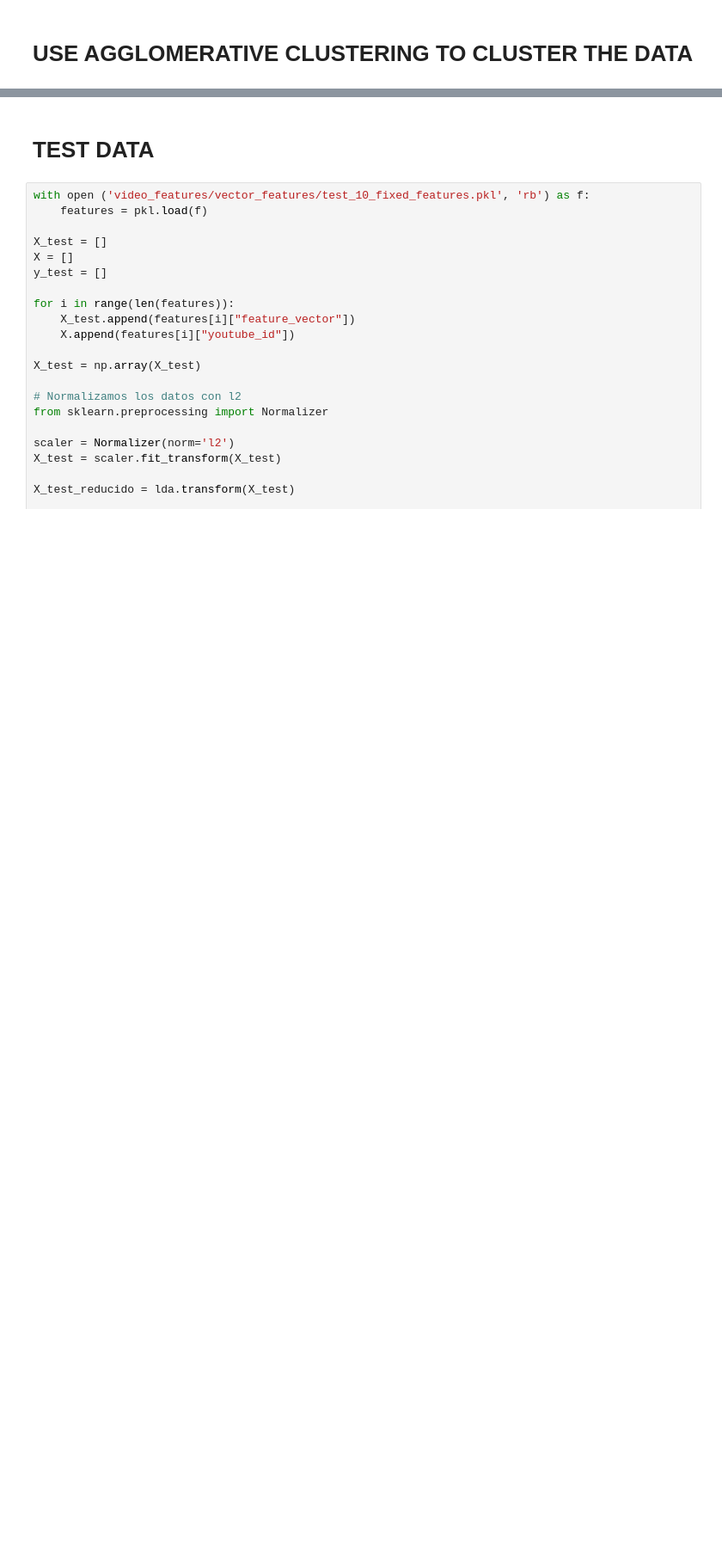
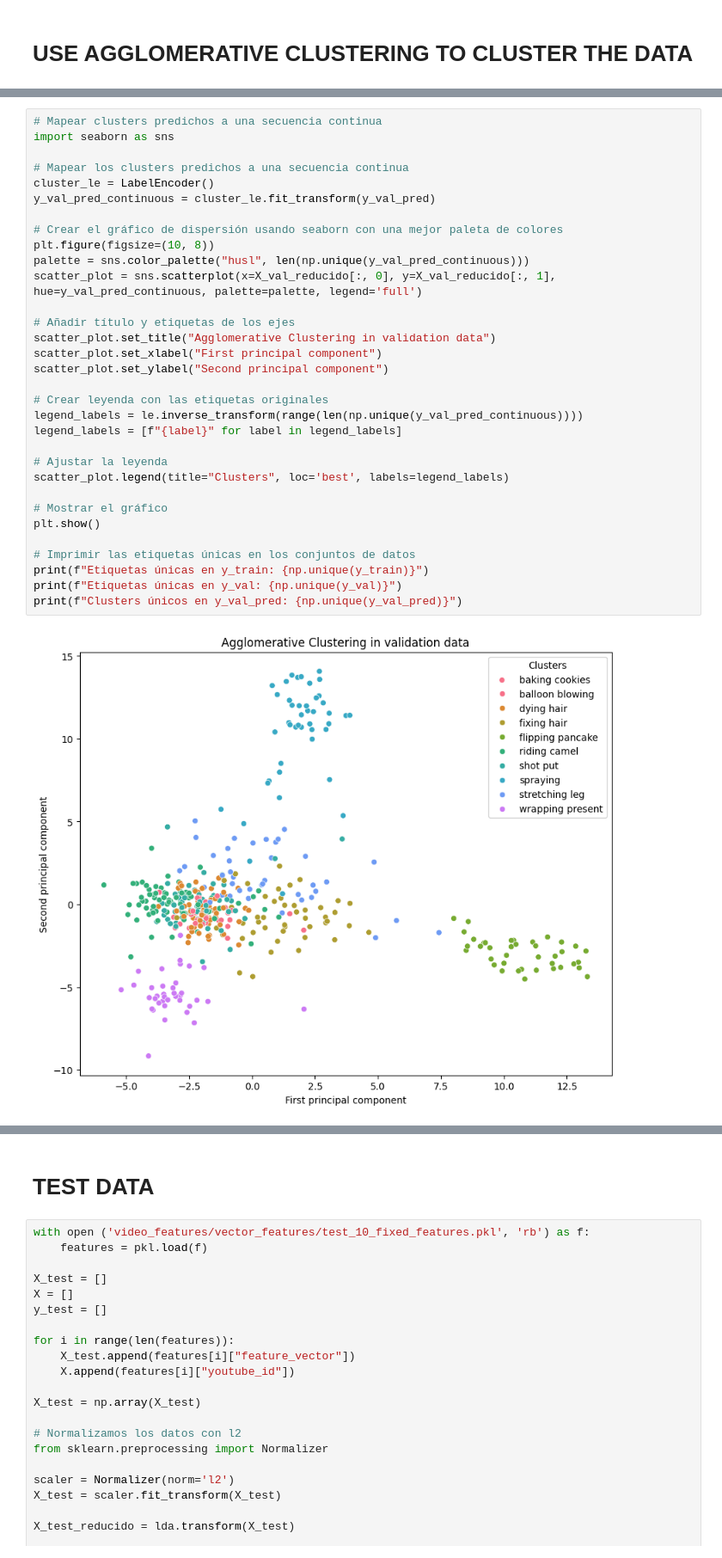
Before and after one commit to Fabrizzio20k/5TH-SEMESTER-CODE, a Jupyter notebook: MACHINE LEARNING/PROYECTO_3/project.ipynb, the cells around one changed output, grey strips where cells are left out. Shown at 86% size. Saved outputs shown, nothing was run; the diff lists cells and outputs as text; blank space fills up the shorter version.

```diff
--- a/MACHINE LEARNING/PROYECTO_3/project.ipynb
+++ b/MACHINE LEARNING/PROYECTO_3/project.ipynb
@@ -376,0 +406,34 @@ ImportError: cannot import name 'AgglomerativeClustering' from 'Agglomerative_cl
+# %%
+# Mapear clusters predichos a una secuencia continua
+import seaborn as sns
+
+# Mapear los clusters predichos a una secuencia continua
+cluster_le = LabelEncoder()
+y_val_pred_continuous = cluster_le.fit_transform(y_val_pred)
+
+# Crear el gráfico de dispersión usando seaborn con una mejor paleta de colores
+plt.figure(figsize=(10, 8))
+palette = sns.color_palette("husl", len(np.unique(y_val_pred_continuous)))
+scatter_plot = sns.scatterplot(x=X_val_reducido[:, 0], y=X_val_reducido[:, 1], hue=y_val_pred_continuous, palette=palette, legend='full')
+
+# Añadir título y etiquetas de los ejes
+scatter_plot.set_title("Agglomerative Clustering in validation data")
+scatter_plot.set_xlabel("First principal component")
+scatter_plot.set_ylabel("Second principal component")
+
+# Crear leyenda con las etiquetas originales
+legend_labels = le.inverse_transform(range(len(np.unique(y_val_pred_continuous))))
+legend_labels = [f"{label}" for label in legend_labels]
+
+# Ajustar la leyenda
+scatter_plot.legend(title="Clusters", loc='best', labels=legend_labels)
+
+# Mostrar el gráfico
+plt.show()
+
+# Imprimir las etiquetas únicas en los conjuntos de datos
+print(f"Etiquetas únicas en y_train: {np.unique(y_train)}")
+print(f"Etiquetas únicas en y_val: {np.unique(y_val)}")
+print(f"Clusters únicos en y_val_pred: {np.unique(y_val_pred)}")
+# %% [output]
+[figure, added]
```
Also changed, not shown: parts of 5 cells of this notebook.
